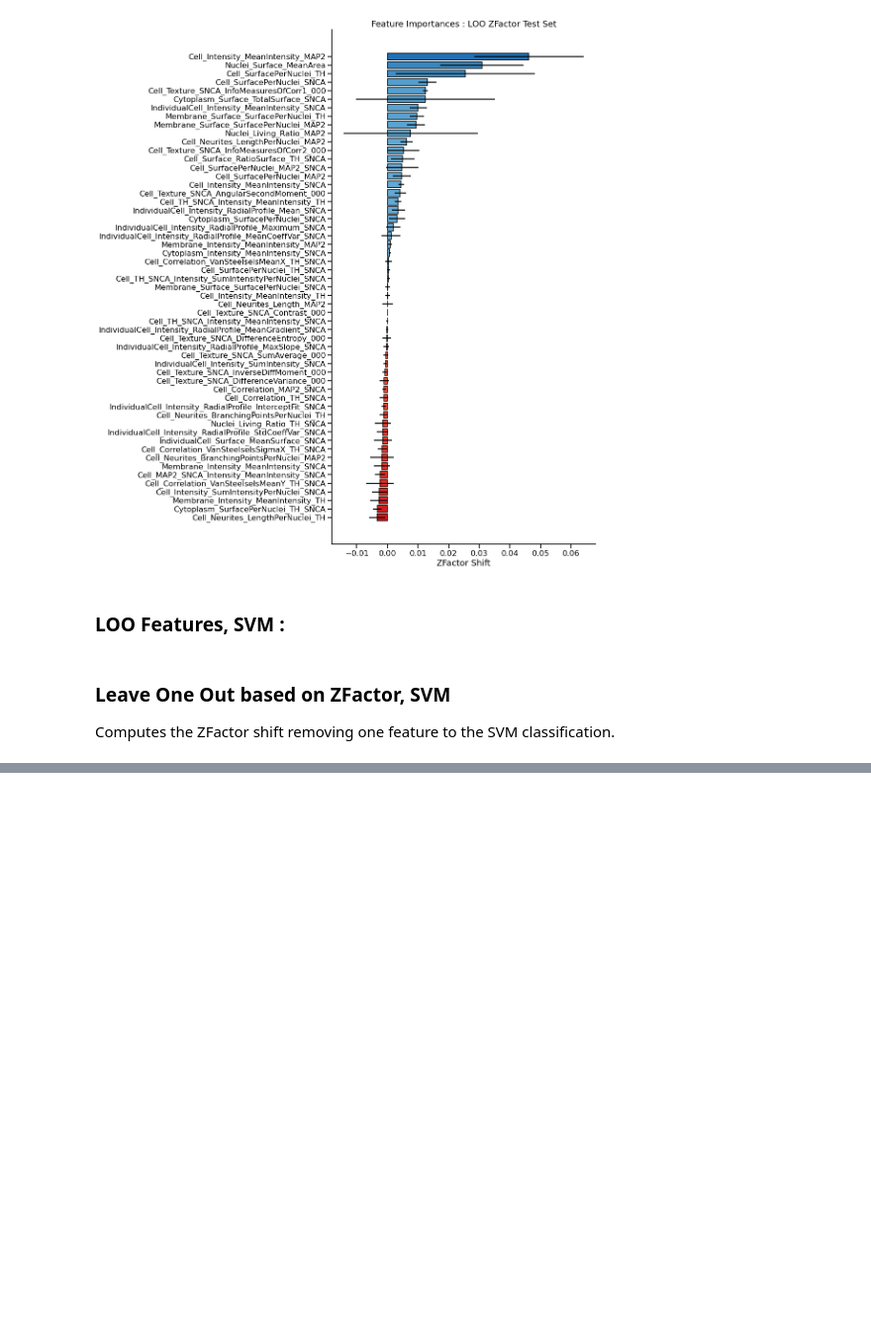
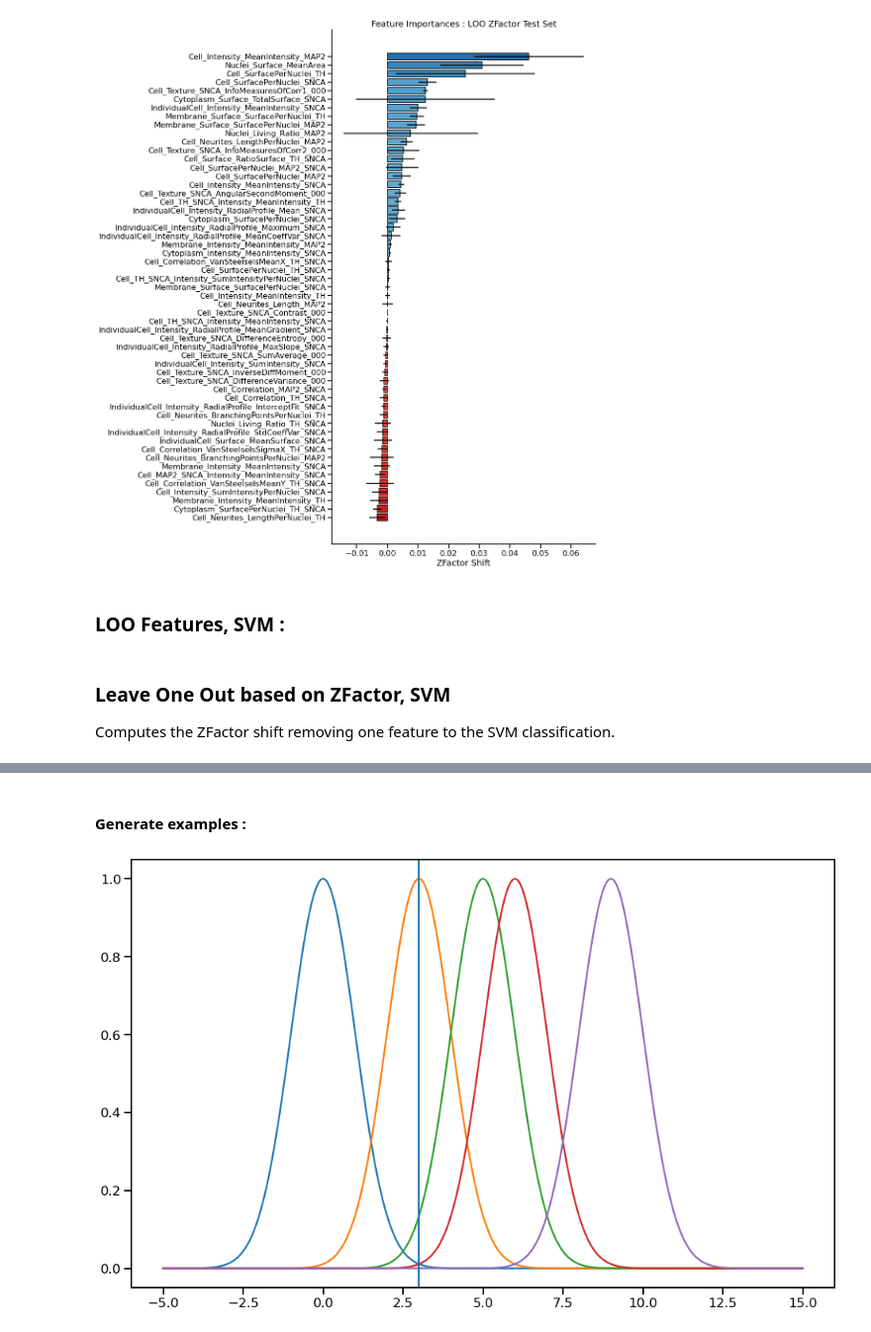
Before and after one commit to johanneswilbertz/mDA-neuron-classification, a Jupyter notebook: MachineLearning_Notebook_RawData4.ipynb, the cells around one changed output, grey strips where cells are left out. Shown at 99% size. Drawn from its saved outputs; the diff is of its cells as text; code cells hidden in the pictures; blank space fills up the shorter version.

```diff
--- a/MachineLearning_Notebook_RawData4.ipynb
+++ b/MachineLearning_Notebook_RawData4.ipynb
@@ -1642,0 +1657,29 @@ plt.show()
+# %%
+def normpdf(x, mu, sigma, a):
+    u = (x-mu)/abs(sigma)
+    y = a*np.exp(-u*u/2)
+    return y
+
+
+def pooled_standard_deviation(sample1,sample2):
+
+    #calculate the sample size
+    n1, n2 = len(sample1), len(sample2)
+
+    #calculate the variances
+    var1, var2 = np.var(sample1, ddof=1), np.var(sample2, ddof=1)
+
+    #calculate the pooled standard deviation
+    numerator = ((n1-1) * var1) + ((n2-1) * var2)
+    denominator = n1+n2-2
+
+    return np.sqrt(numerator/denominator)
+
+def Cohens_d(sample1, sample2):
+
+    u1, u2 = np.mean(sample1), np.mean(sample2)
+    s_pooled = pooled_standard_deviation(sample1, sample2)
+
+    # print(s_pooled)
+
+    return ((u1 - u2) / s_pooled)
@@ -1642,0 +1956,19 @@ plt.show()
+# %% [markdown]
+#### Generate examples :
+# %%
+l_effect_size = np.arange(0.5, 10.5, 0.5)
+l_beta = np.arange(0.5, 1.0, 0.05)
+x = np.arange(-5, 15, 0.01)
+
+f, ax = plt.subplots(figsize=(16,10))
+plt.plot(x, normpdf(x=x, mu=0, sigma=1, a=1))
+plt.plot(x, normpdf(x=x, mu=3, sigma=1, a=1)) ## alpha=1-0.9973, beta=1-0.5
+plt.plot(x, normpdf(x=x, mu=5, sigma=1, a=1)) ## alpha=1-0.9973, beta=1-0.9545 2sigmas
+plt.plot(x, normpdf(x=x, mu=6, sigma=1, a=1)) ## alpha=1-0.9973, beta=1-0.9973 3sigmas
+plt.plot(x, normpdf(x=x, mu=9, sigma=1, a=1)) ## alpha=1-0.9973, beta=1-0.9997 6sigmas
+plt.axvline(x=3)
+plt.show()
+
+### result depend on the normalized distributions (N(0,1), z=(x-u)/sigmas)
+# %% [output]
+[figure, added]
```
Also changed, not shown: parts of 8 cells of this notebook, 9 other files.
